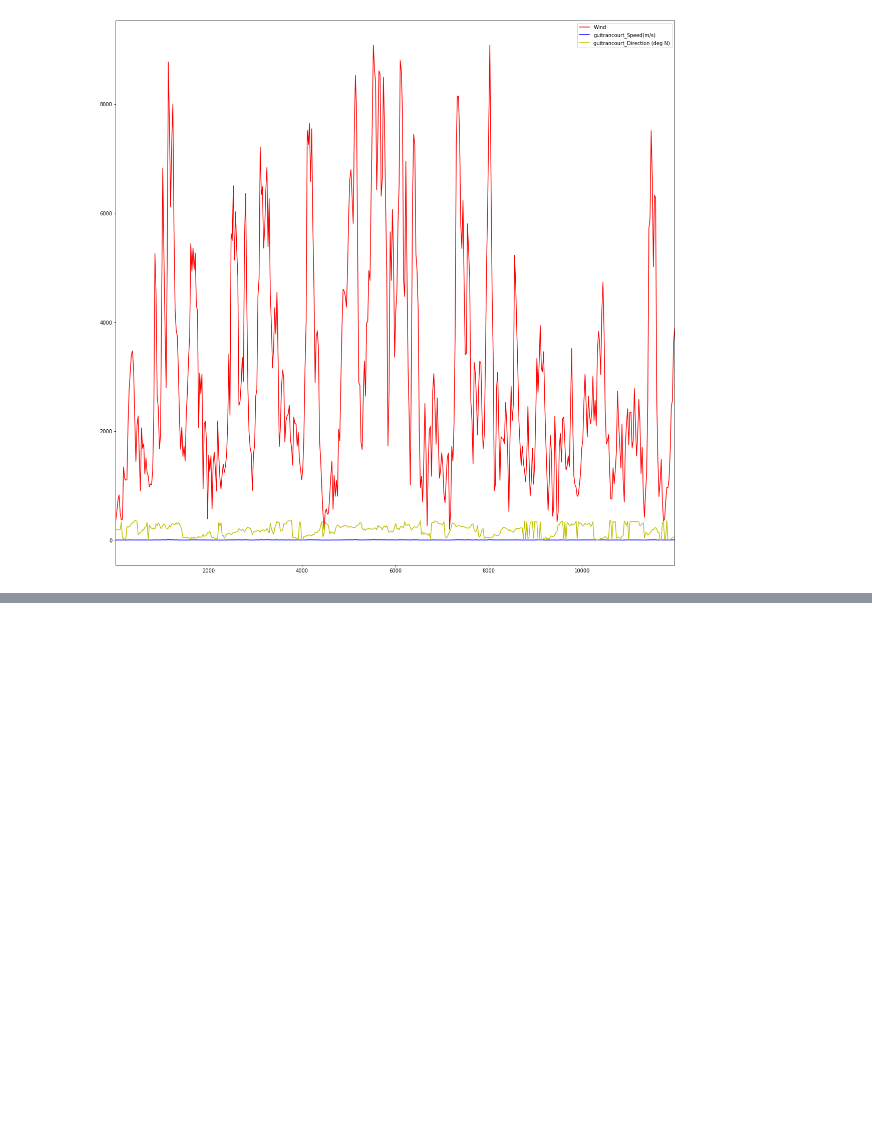
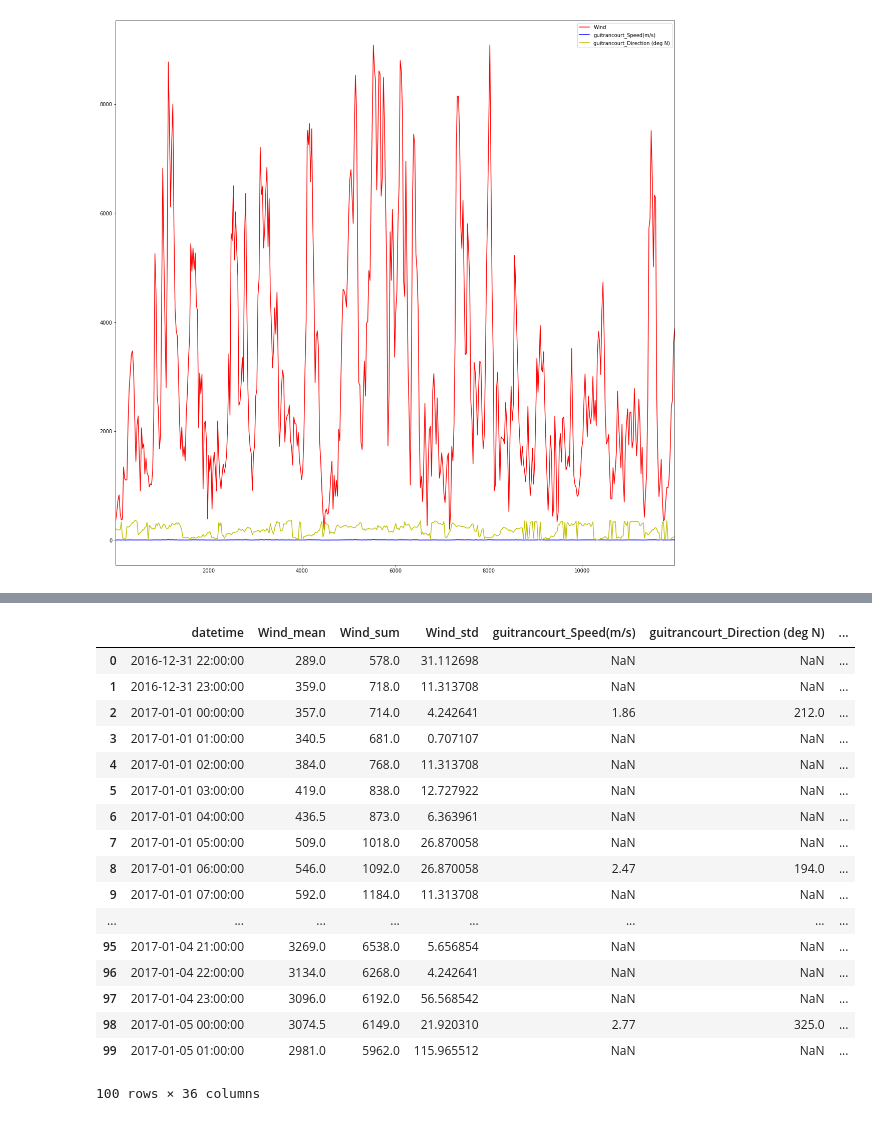
Before and after one commit to wesley34/ai4impactProject2, a Jupyter notebook: tony.ipynb, the cells around one changed output, grey strips where cells are left out. Saved outputs shown, nothing was run; the diff lists cells and outputs as text; code cells hidden in the pictures; blank space fills up the shorter version.

```diff
--- a/tony.ipynb
+++ b/tony.ipynb
@@ -124,0 +60,29 @@ testdataframe
+# %%
+agg_df = df[['datetime','Wind']].groupby([df['datetime'].dt.floor('H')]).agg(['mean','sum','std'])
+# %%
+agg_df.columns = agg_df.columns.map('_'.join)
+# %%
+agg_df = agg_df.reset_index()
+# %%
+merge_df = agg_df.merge(df[columns_use], how='left', on='datetime')
+# %%
+merge_df.head(100)
+# %% [output]
+|  | datetime | Wind_mean | Wind_sum | Wind_std | guitrancourt_Speed(m/s) | guitrancourt_Direction (deg N) | ... |
+| 0 | 2016-12-31 22:00:00 | 289.0 | 578.0 | 31.112698 | NaN | NaN | ... |
+| 1 | 2016-12-31 23:00:00 | 359.0 | 718.0 | 11.313708 | NaN | NaN | ... |
+| 2 | 2017-01-01 00:00:00 | 357.0 | 714.0 | 4.242641 | 1.86 | 212.0 | ... |
+| 3 | 2017-01-01 01:00:00 | 340.5 | 681.0 | 0.707107 | NaN | NaN | ... |
+| 4 | 2017-01-01 02:00:00 | 384.0 | 768.0 | 11.313708 | NaN | NaN | ... |
+| 5 | 2017-01-01 03:00:00 | 419.0 | 838.0 | 12.727922 | NaN | NaN | ... |
+| 6 | 2017-01-01 04:00:00 | 436.5 | 873.0 | 6.363961 | NaN | NaN | ... |
+| 7 | 2017-01-01 05:00:00 | 509.0 | 1018.0 | 26.870058 | NaN | NaN | ... |
+| 8 | 2017-01-01 06:00:00 | 546.0 | 1092.0 | 26.870058 | 2.47 | 194.0 | ... |
+| 9 | 2017-01-01 07:00:00 | 592.0 | 1184.0 | 11.313708 | NaN | NaN | ... |
+| ... | ... | ... | ... | ... | ... | ... | ... |
+| 95 | 2017-01-04 21:00:00 | 3269.0 | 6538.0 | 5.656854 | NaN | NaN | ... |
+| 96 | 2017-01-04 22:00:00 | 3134.0 | 6268.0 | 4.242641 | NaN | NaN | ... |
+| 97 | 2017-01-04 23:00:00 | 3096.0 | 6192.0 | 56.568542 | NaN | NaN | ... |
+| 98 | 2017-01-05 00:00:00 | 3074.5 | 6149.0 | 21.920310 | 2.77 | 325.0 | ... |
+| 99 | 2017-01-05 01:00:00 | 2981.0 | 5962.0 | 115.965512 | NaN | NaN | ... |
+100 rows × 36 columns
```
Also changed, not shown: parts of 15 cells of this notebook.
